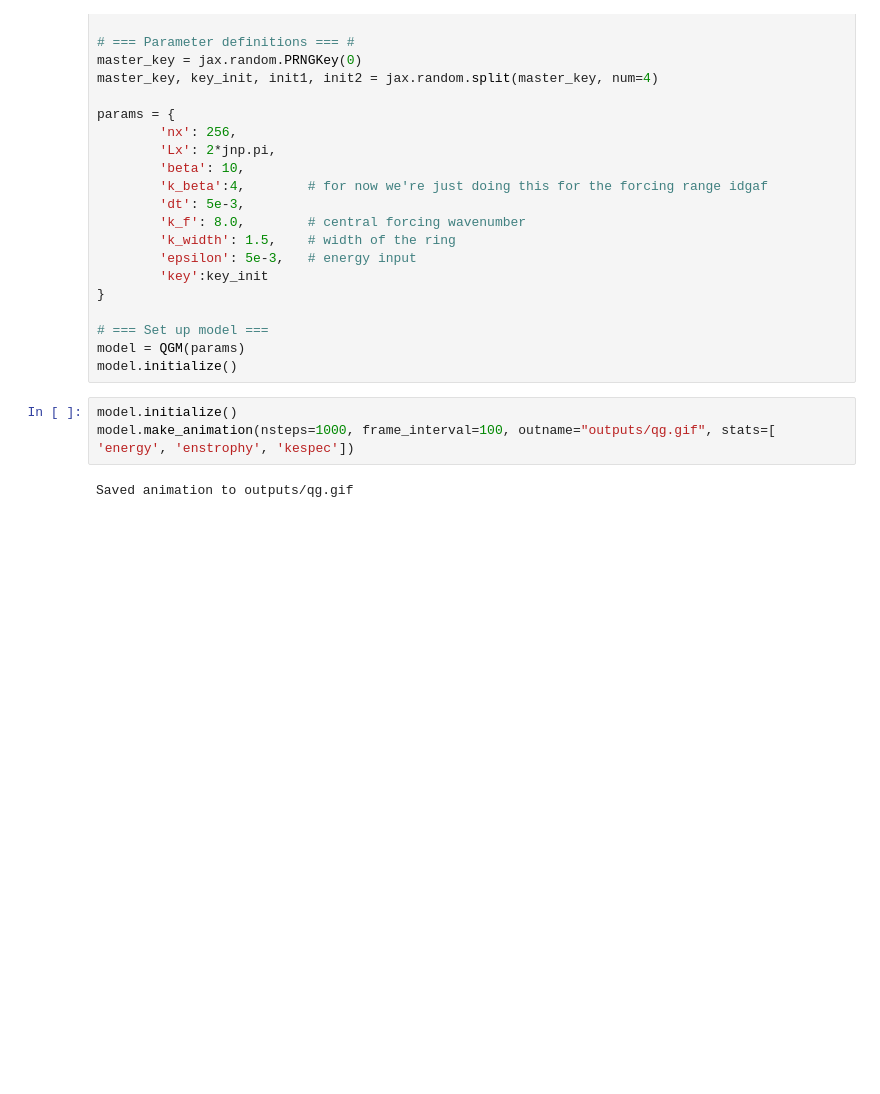
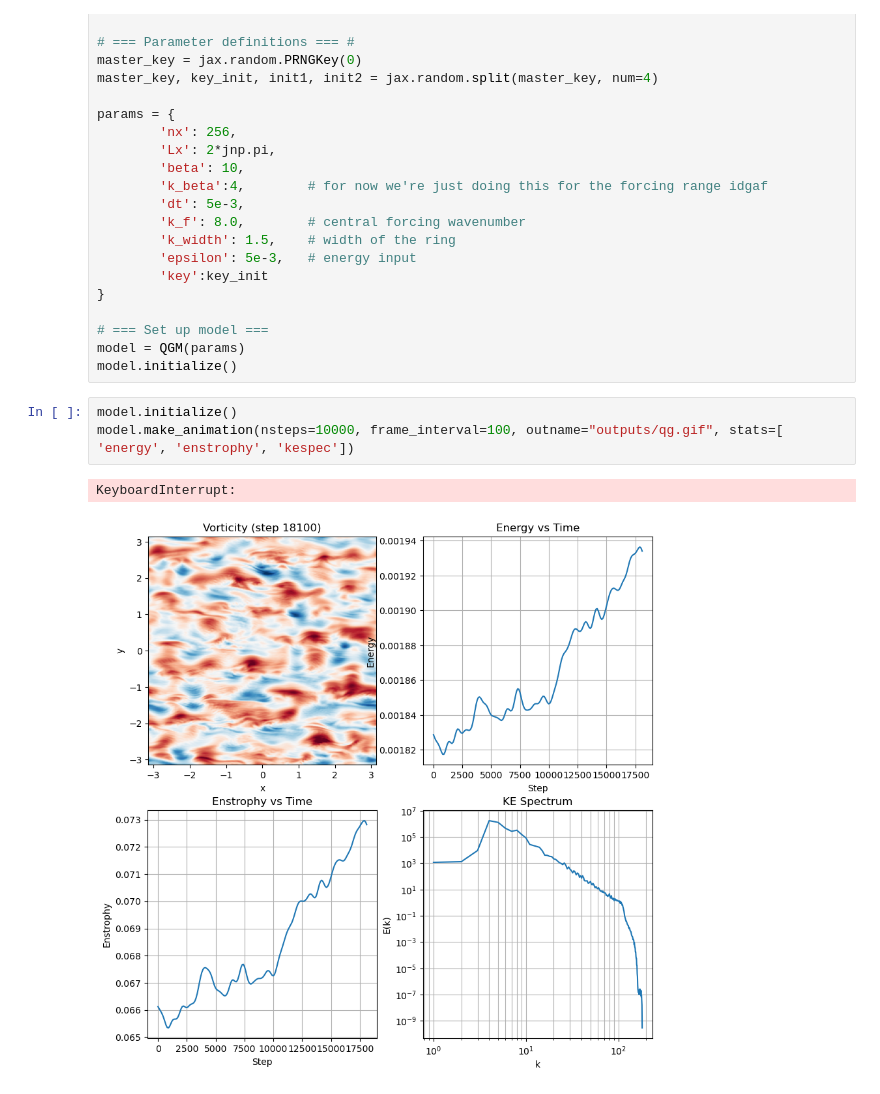
Before and after one commit to not-just-tom/QG, a Jupyter notebook: testability.ipynb, the cells around one changed output. Drawn from its saved outputs; the diff is of its cells as text; blank space fills up the shorter version.

```diff
--- a/testability.ipynb
+++ b/testability.ipynb
@@ -40,6 +40,7 @@ model = QGM(params)
 model.initialize()
 # %%
 model.initialize()
-model.make_animation(nsteps=1000, frame_interval=100, outname="outputs/qg.gif", stats=[ 'energy', 'enstrophy', 'kespec'])
+model.make_animation(nsteps=10000, frame_interval=100, outname="outputs/qg.gif", stats=[ 'energy', 'enstrophy', 'kespec'])
 # %% [output]
-Saved animation to outputs/qg.gif
+KeyboardInterrupt:
+[figure, added]
```
Also changed, not shown: 7 other files.
